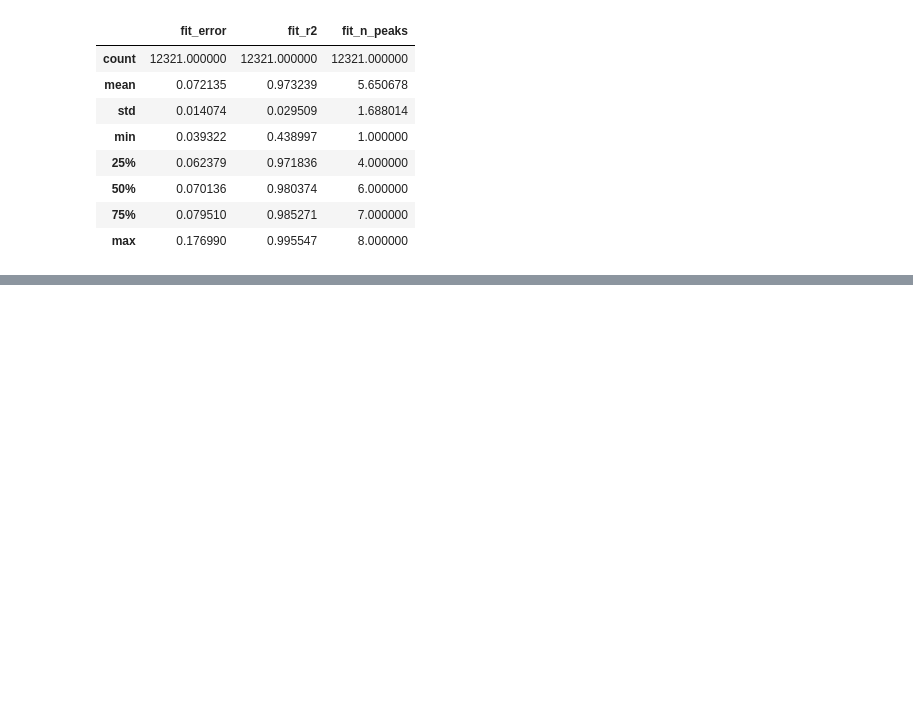
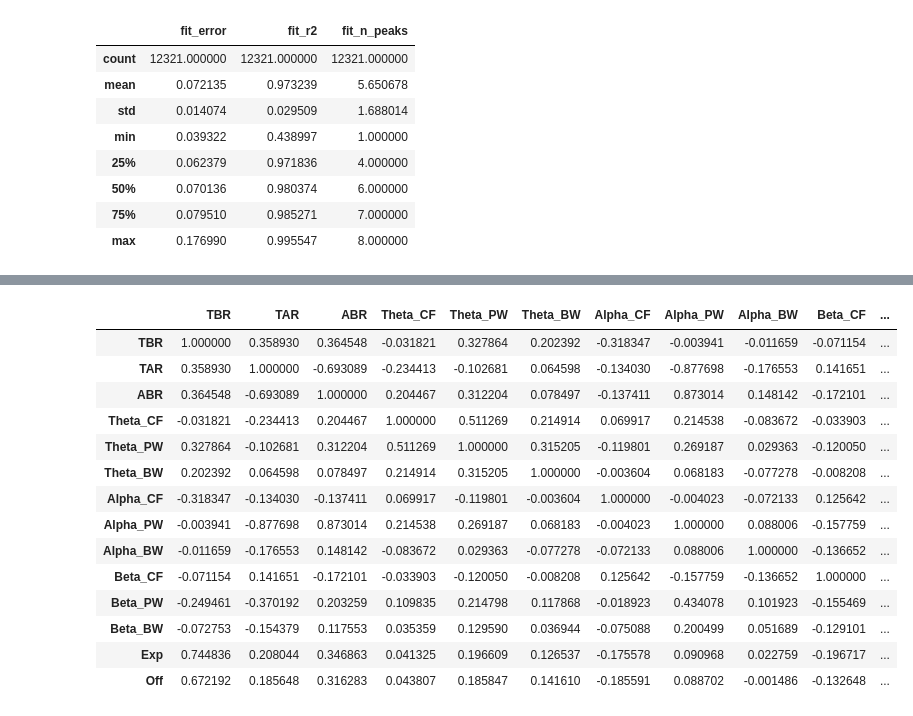
Before and after one commit to voytekresearch/BandRatios, a Jupyter notebook: notebooks/A2-EEGDataChecks.ipynb, the cells around one changed output, grey strips where cells are left out. Saved outputs shown, nothing was run; the diff lists cells and outputs as text; code cells hidden in the pictures; blank space fills up the shorter version.

Commit message:
small updates / checks for review

```diff
--- a/notebooks/A2-EEGDataChecks.ipynb
+++ b/notebooks/A2-EEGDataChecks.ipynb
@@ -126,0 +129,8 @@ axes[2].set_title('Number of Fit Peaks', {'fontsize' : 20});
+# %%
+# Collect a dataframe of the spectral features
+feature_labels = ['TBR', 'TAR', 'ABR',
+                  'Theta_CF', 'Theta_PW', 'Theta_BW',
+                  'Alpha_CF', 'Alpha_PW', 'Alpha_BW',
+                  'Beta_CF', 'Beta_PW', 'Beta_BW',
+                  'Exp', 'Off']
+spect_feats = df[feature_labels]
@@ -126,0 +150,19 @@ axes[2].set_title('Number of Fit Peaks', {'fontsize' : 20});
+# %%
+# Check the correlation between spectral features
+spect_feats.corr(method='spearman')
+# %% [output]
+|  | TBR | TAR | ABR | Theta_CF | Theta_PW | Theta_BW | Alpha_CF | Alpha_PW | Alpha_BW | Beta_CF | ... |
+| TBR | 1.000000 | 0.358930 | 0.364548 | -0.031821 | 0.327864 | 0.202392 | -0.318347 | -0.003941 | -0.011659 | -0.071154 | ... |
+| TAR | 0.358930 | 1.000000 | -0.693089 | -0.234413 | -0.102681 | 0.064598 | -0.134030 | -0.877698 | -0.176553 | 0.141651 | ... |
+| ABR | 0.364548 | -0.693089 | 1.000000 | 0.204467 | 0.312204 | 0.078497 | -0.137411 | 0.873014 | 0.148142 | -0.172101 | ... |
+| Theta_CF | -0.031821 | -0.234413 | 0.204467 | 1.000000 | 0.511269 | 0.214914 | 0.069917 | 0.214538 | -0.083672 | -0.033903 | ... |
+| Theta_PW | 0.327864 | -0.102681 | 0.312204 | 0.511269 | 1.000000 | 0.315205 | -0.119801 | 0.269187 | 0.029363 | -0.120050 | ... |
+| Theta_BW | 0.202392 | 0.064598 | 0.078497 | 0.214914 | 0.315205 | 1.000000 | -0.003604 | 0.068183 | -0.077278 | -0.008208 | ... |
+| Alpha_CF | -0.318347 | -0.134030 | -0.137411 | 0.069917 | -0.119801 | -0.003604 | 1.000000 | -0.004023 | -0.072133 | 0.125642 | ... |
+| Alpha_PW | -0.003941 | -0.877698 | 0.873014 | 0.214538 | 0.269187 | 0.068183 | -0.004023 | 1.000000 | 0.088006 | -0.157759 | ... |
+| Alpha_BW | -0.011659 | -0.176553 | 0.148142 | -0.083672 | 0.029363 | -0.077278 | -0.072133 | 0.088006 | 1.000000 | -0.136652 | ... |
+| Beta_CF | -0.071154 | 0.141651 | -0.172101 | -0.033903 | -0.120050 | -0.008208 | 0.125642 | -0.157759 | -0.136652 | 1.000000 | ... |
+| Beta_PW | -0.249461 | -0.370192 | 0.203259 | 0.109835 | 0.214798 | 0.117868 | -0.018923 | 0.434078 | 0.101923 | -0.155469 | ... |
+| Beta_BW | -0.072753 | -0.154379 | 0.117553 | 0.035359 | 0.129590 | 0.036944 | -0.075088 | 0.200499 | 0.051689 | -0.129101 | ... |
+| Exp | 0.744836 | 0.208044 | 0.346863 | 0.041325 | 0.196609 | 0.126537 | -0.175578 | 0.090968 | 0.022759 | -0.196717 | ... |
+| Off | 0.672192 | 0.185648 | 0.316283 | 0.043807 | 0.185847 | 0.141610 | -0.185591 | 0.088702 | -0.001486 | -0.132648 | ... |
```
Also changed, not shown: parts of 5 cells of this notebook, 1 other file.
